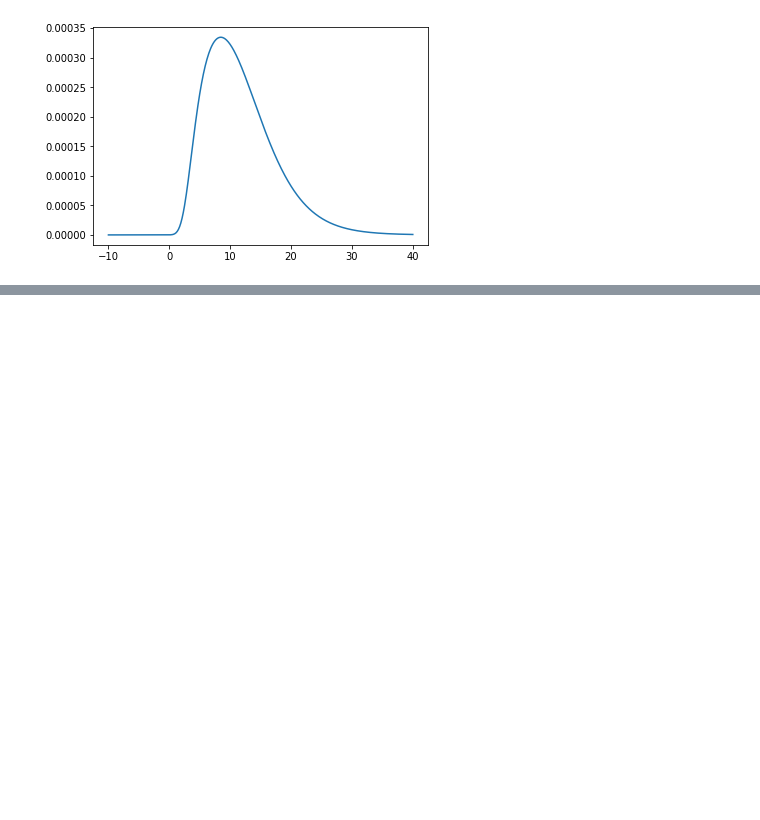
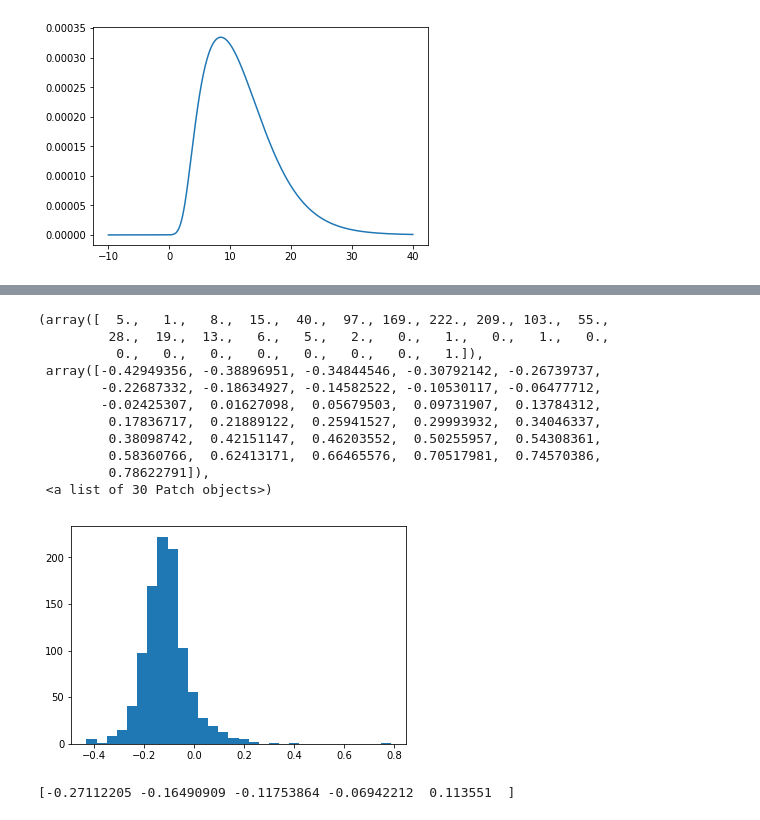
Before and after one commit to hstrey/BME-502-2019, a Jupyter notebook: LD50 class.ipynb, the cells around one changed output, grey strips where cells are left out. Cells and saved outputs as stored; diff of their text form; code cells hidden in the pictures; blank space fills up the shorter version.

```diff
--- a/LD50 class.ipynb
+++ b/LD50 class.ipynb
@@ -49,0 +85,21 @@ plt.plot(beta, beta_marg)
+# %%
+ld50 = -alpha_sample/beta_sample
+# %%
+plt.hist(ld50,bins=30)
+# %% [output]
+(array([  5.,   1.,   8.,  15.,  40.,  97., 169., 222., 209., 103.,  55.,
+         28.,  19.,  13.,   6.,   5.,   2.,   0.,   1.,   0.,   1.,   0.,
+          0.,   0.,   0.,   0.,   0.,   0.,   0.,   1.]),
+ array([-0.42949356, -0.38896951, -0.34844546, -0.30792142, -0.26739737,
+        -0.22687332, -0.18634927, -0.14582522, -0.10530117, -0.06477712,
+        -0.02425307,  0.01627098,  0.05679503,  0.09731907,  0.13784312,
+         0.17836717,  0.21889122,  0.25941527,  0.29993932,  0.34046337,
+         0.38098742,  0.42151147,  0.46203552,  0.50255957,  0.54308361,
+         0.58360766,  0.62413171,  0.66465576,  0.70517981,  0.74570386,
+         0.78622791]),
+ <a list of 30 Patch objects>)
+[figure, added]
+# %%
+print(np.percentile(ld50,[2.5,25,50,75,97.5]))
+# %% [output]
+[-0.27112205 -0.16490909 -0.11753864 -0.06942212  0.113551  ]
```
Also changed, not shown: parts of 5 cells of this notebook.
